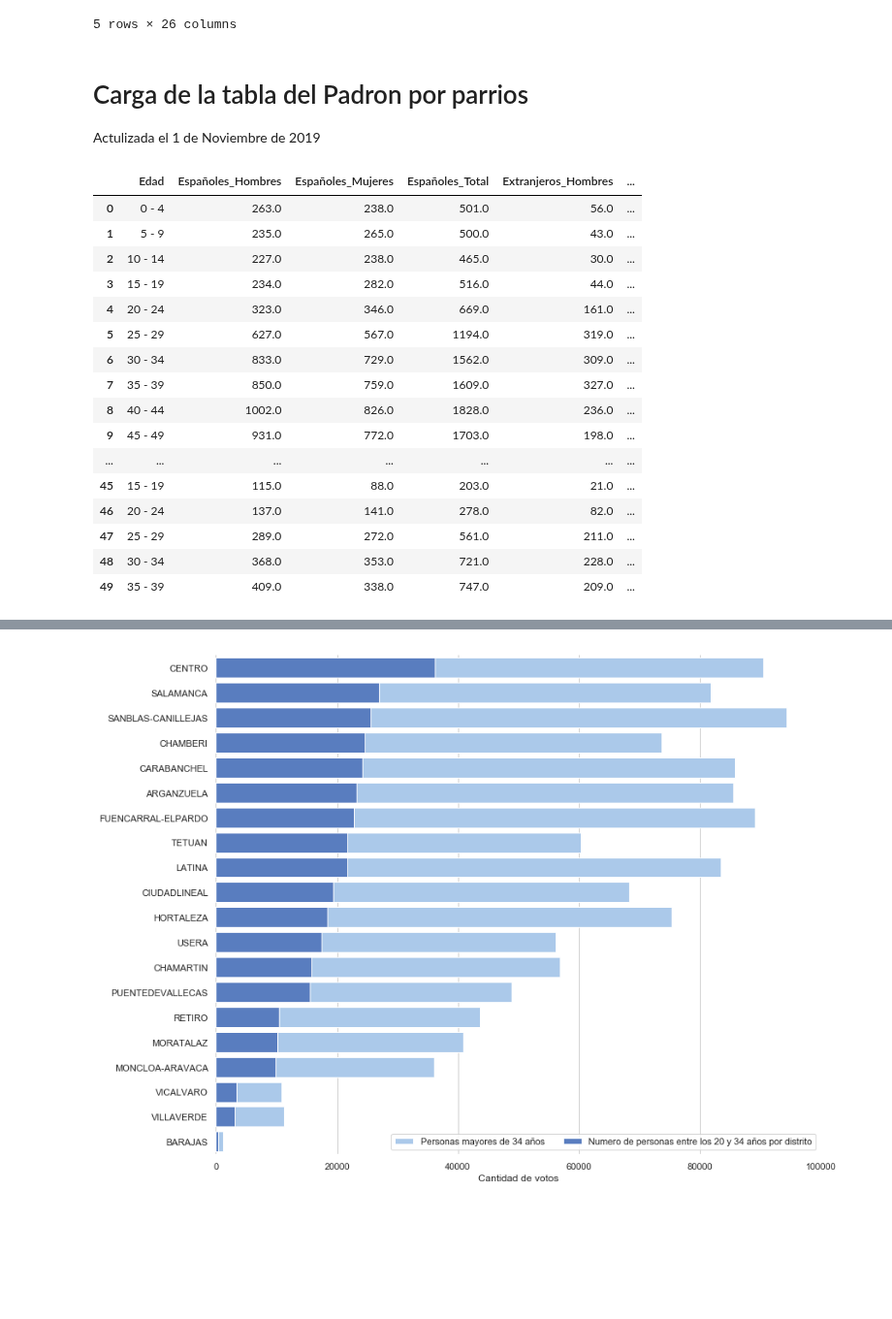
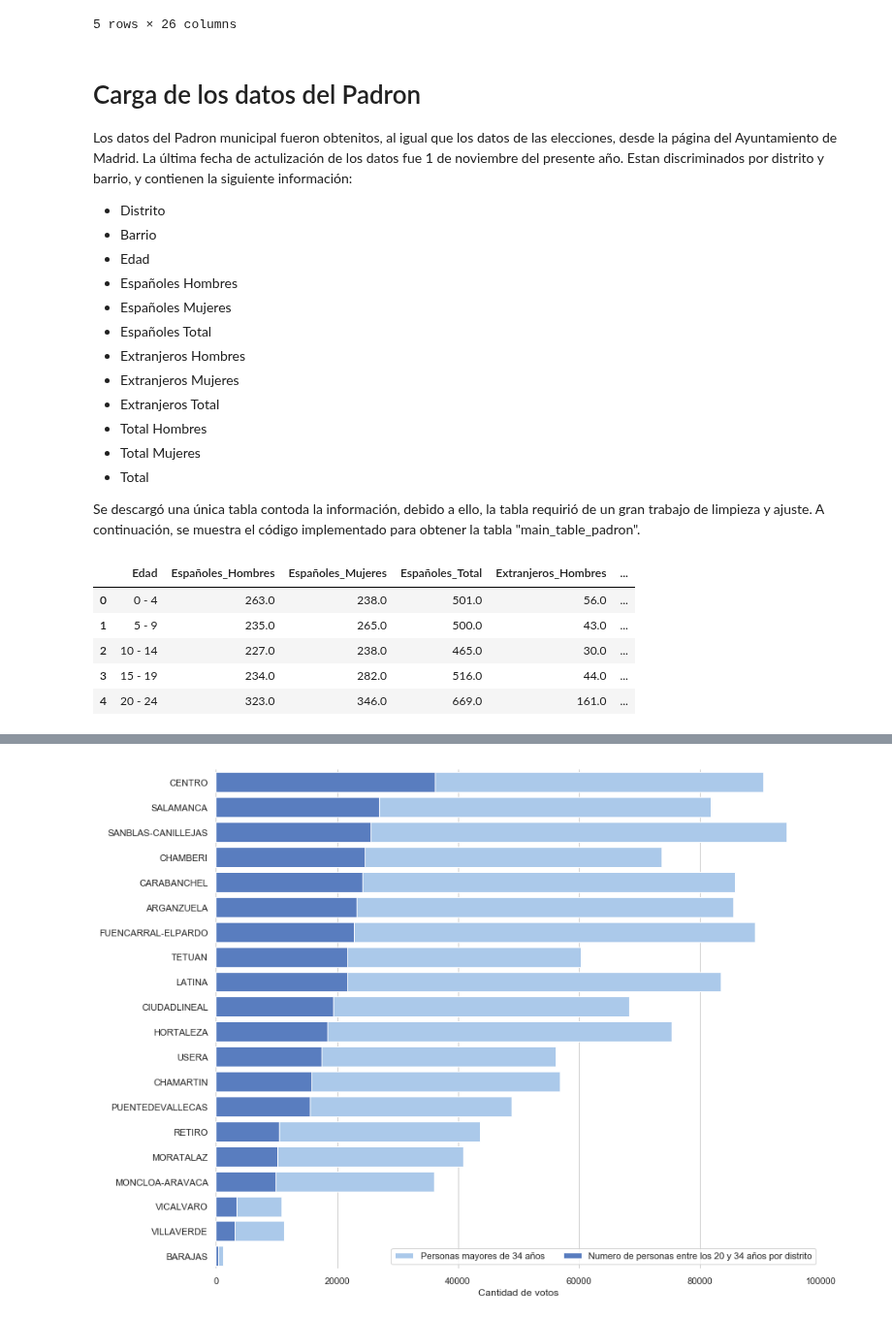
Before and after one commit to InmaLatorre/G3_ProyectoPython, a Jupyter notebook: MAIN.ipynb, the cells around one changed output, grey strips where cells are left out. Shown at 97% size. Cells and saved outputs as stored; diff of their text form; code cells hidden in the pictures; blank space fills up the shorter version.

```diff
--- a/MAIN.ipynb
+++ b/MAIN.ipynb
@@ -96,9 +127,25 @@ main_table_elecciones.head()
 | 3 | 4.225 | JUSTICIA | 9.0 | 12.838 | 1.518 | CENTRO | 6.0 | 183.000 | 4.0 | ... |
 | 4 | 7.683 | UNIVERSIDAD | 19.0 | 23.738 | 2.296 | CENTRO | 13.0 | 527.000 | 4.0 | ... |
 5 rows × 26 columns
-# %% [markdown]
-# Carga de la tabla del Padron por parrios
-Actulizada el 1 de Noviembre de 2019
+# %% [markdown]
+# Carga de los datos del Padron
+
+Los datos del Padron municipal fueron obtenitos, al igual que los datos de las elecciones, desde la página del Ayuntamiento de Madrid. La última fecha de actulización de los datos fue 1 de noviembre del presente año. Estan discriminados por distrito y barrio, y contienen la siguiente información:
+
++ Distrito
++ Barrio
++ Edad
++ Españoles Hombres
++ Españoles Mujeres
++ Españoles Total
++ Extranjeros Hombres
++ Extranjeros Mujeres
++ Extranjeros Total
++ Total Hombres
++ Total Mujeres
++ Total
+
+Se descargó una única tabla contoda la información, debido a ello, la tabla requirió de un gran trabajo de limpieza y ajuste. A continuación, se muestra el código implementado para obtener la tabla "main_table_padron".
 # %%
 import pandas as pd
 
@@ -108,41 +155,30 @@ padron = pd.read_excel("resources/padron_barrios.xls")
 # %%
 # Limpieza y organización de la tabla
 tmp = []
 separador_tabla = 0
 for i in range(0, len(padron.Españoles_Hombres)):
     if pd.isna(padron.Españoles_Hombres[i]):
         dis_bar = padron.Edad[i].replace(" ", "").split("/")
         for j in  range(i+1, len(padron.Españoles_Hombres)):
             if pd.isna(padron.Españoles_Hombres[j]):
                 tmp.append(padron.iloc[i:j,].copy(deep=True))
                 tmp[separador_tabla].drop([i,i+1], inplace=True)
                 tmp[separador_tabla]['Distrito'] = dis_bar[0]
                 tmp[separador_tabla]['Barrio'] = dis_bar[1].strip()
                 break
         separador_tabla += 1
 
 main_table_padron = pd.concat(tmp)
 main_table_padron.Barrio = [str.strip(i) for i in main_table_padron.Barrio]
 main_table_padron.reset_index(drop=True, inplace=True)
-main_table_padron.head(50)
+main_table_padron.head(5)
 # %% [output]
 |  | Edad | Españoles_Hombres | Españoles_Mujeres | Españoles_Total | Extranjeros_Hombres | ... |
 | 0 | 0 - 4 | 263.0 | 238.0 | 501.0 | 56.0 | ... |
 | 1 | 5 - 9 | 235.0 | 265.0 | 500.0 | 43.0 | ... |
 | 2 | 10 - 14 | 227.0 | 238.0 | 465.0 | 30.0 | ... |
 | 3 | 15 - 19 | 234.0 | 282.0 | 516.0 | 44.0 | ... |
 | 4 | 20 - 24 | 323.0 | 346.0 | 669.0 | 161.0 | ... |
-| 5 | 25 - 29 | 627.0 | 567.0 | 1194.0 | 319.0 | ... |
-| 6 | 30 - 34 | 833.0 | 729.0 | 1562.0 | 309.0 | ... |
-| 7 | 35 - 39 | 850.0 | 759.0 | 1609.0 | 327.0 | ... |
-| 8 | 40 - 44 | 1002.0 | 826.0 | 1828.0 | 236.0 | ... |
-| 9 | 45 - 49 | 931.0 | 772.0 | 1703.0 | 198.0 | ... |
-| ... | ... | ... | ... | ... | ... | ... |
-| 45 | 15 - 19 | 115.0 | 88.0 | 203.0 | 21.0 | ... |
-| 46 | 20 - 24 | 137.0 | 141.0 | 278.0 | 82.0 | ... |
-| 47 | 25 - 29 | 289.0 | 272.0 | 561.0 | 211.0 | ... |
-| 48 | 30 - 34 | 368.0 | 353.0 | 721.0 | 228.0 | ... |
-| 49 | 35 - 39 | 409.0 | 338.0 | 747.0 | 209.0 | ... |
 # %%
 # Homegenizar los nombres de los distritos
 
```
Also changed, not shown: parts of 11 cells of this notebook.
